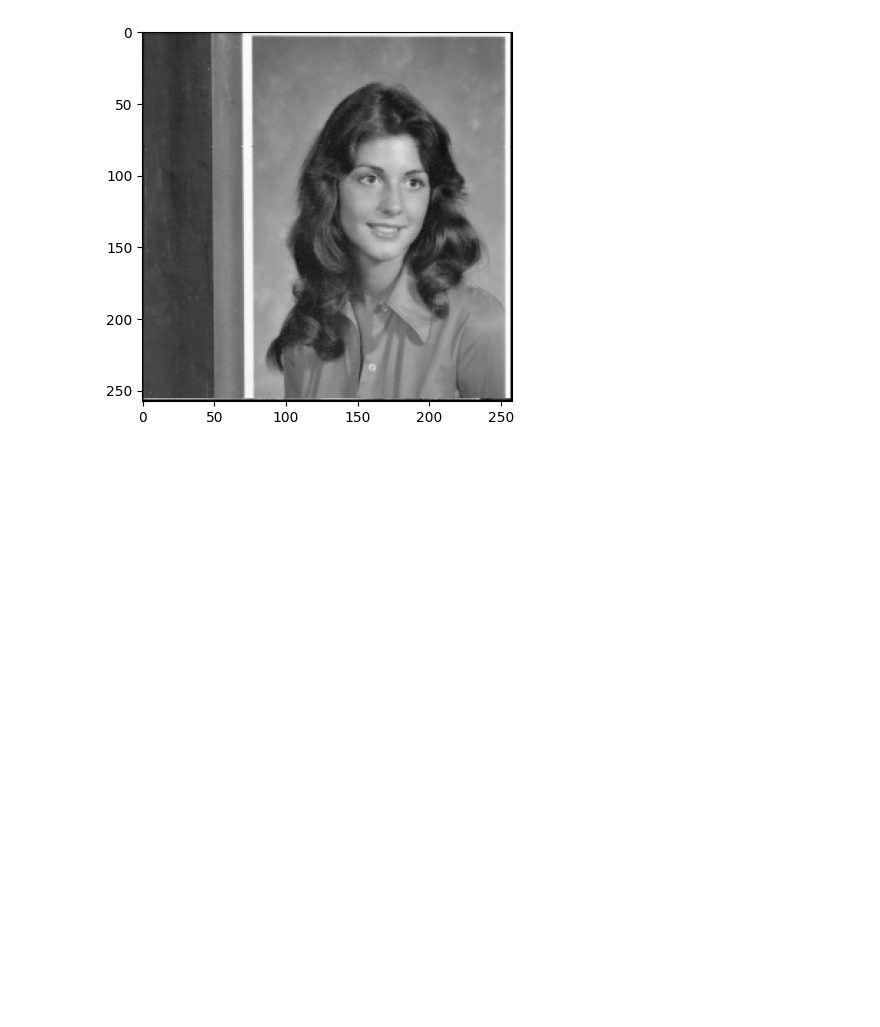
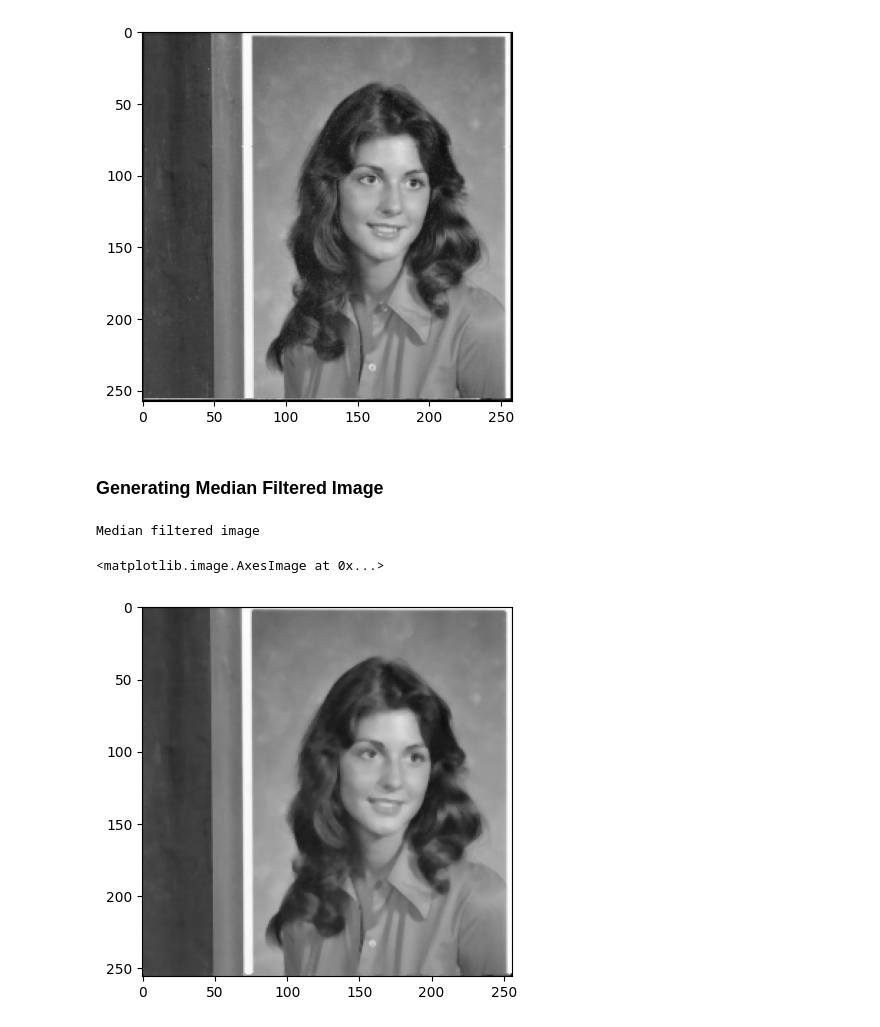
Before and after one commit to jisnoo123/Image_Processing_rkmnarendrapur, a Jupyter notebook: median_filtering.ipynb, the cells around one changed output. Cells and saved outputs as stored; diff of their text form; code cells hidden in the pictures; blank space fills up the shorter version.

```diff
--- a/median_filtering.ipynb
+++ b/median_filtering.ipynb
@@ -21,6 +25,8 @@ plt.imshow(padded_img, cmap='gray')
 Padded image
 <matplotlib.image.AxesImage at 0x...>
 [figure]
+# %% [markdown]
+### Generating Median Filtered Image
 # %%
 new_img = np.zeros(img.shape)
 # %%
@@ -30,4 +36,9 @@ for i in range(img.shape[0]):
         neighbours_arr = np.array(neighbours)
         new_img[i][j] = np.median(neighbours_arr)
 # %%
-print('Median filtered imag
+print('Median filtered image')
+plt.imshow(new_img, cmap='gray')
+# %% [output]
+Median filtered image
+<matplotlib.image.AxesImage at 0x...>
+[figure, added]
```
Also changed, not shown: parts of 2 cells of this notebook, 8 other files.
